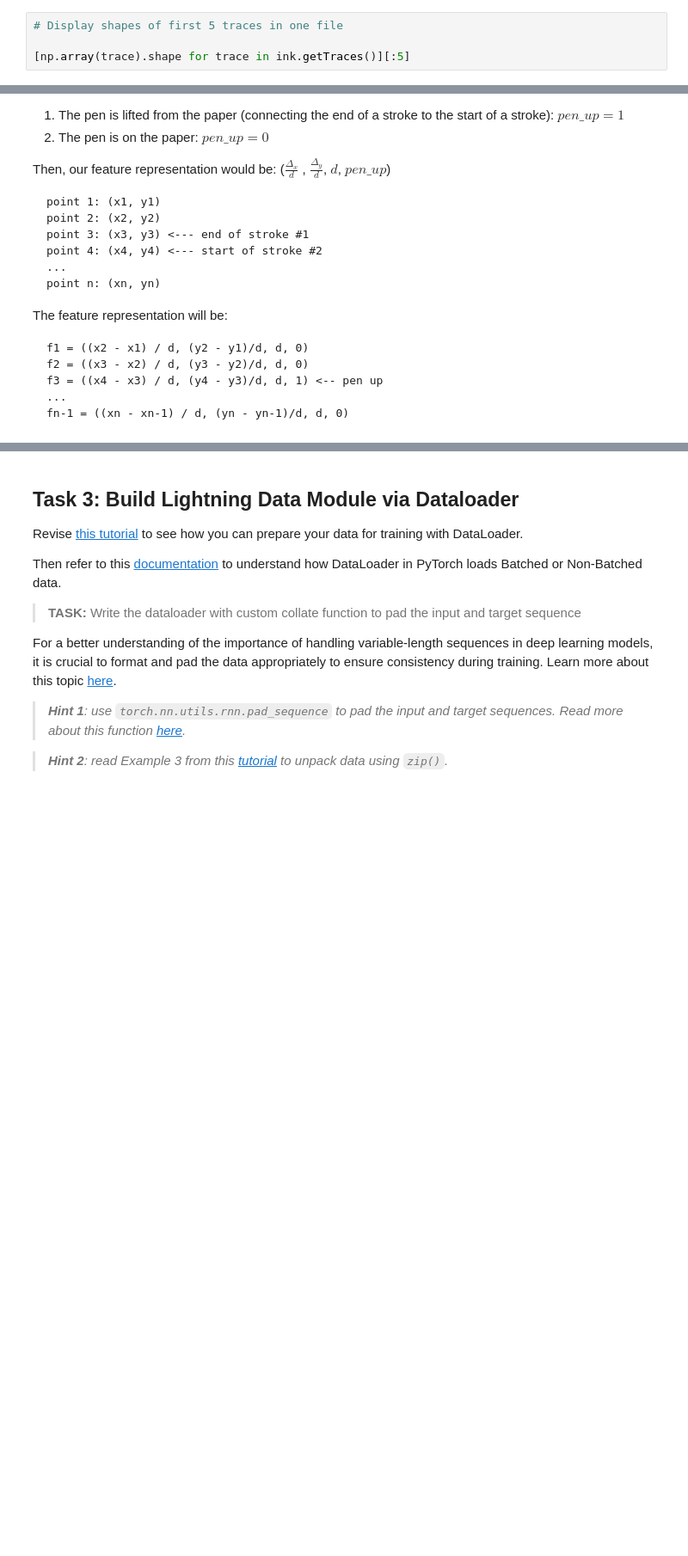
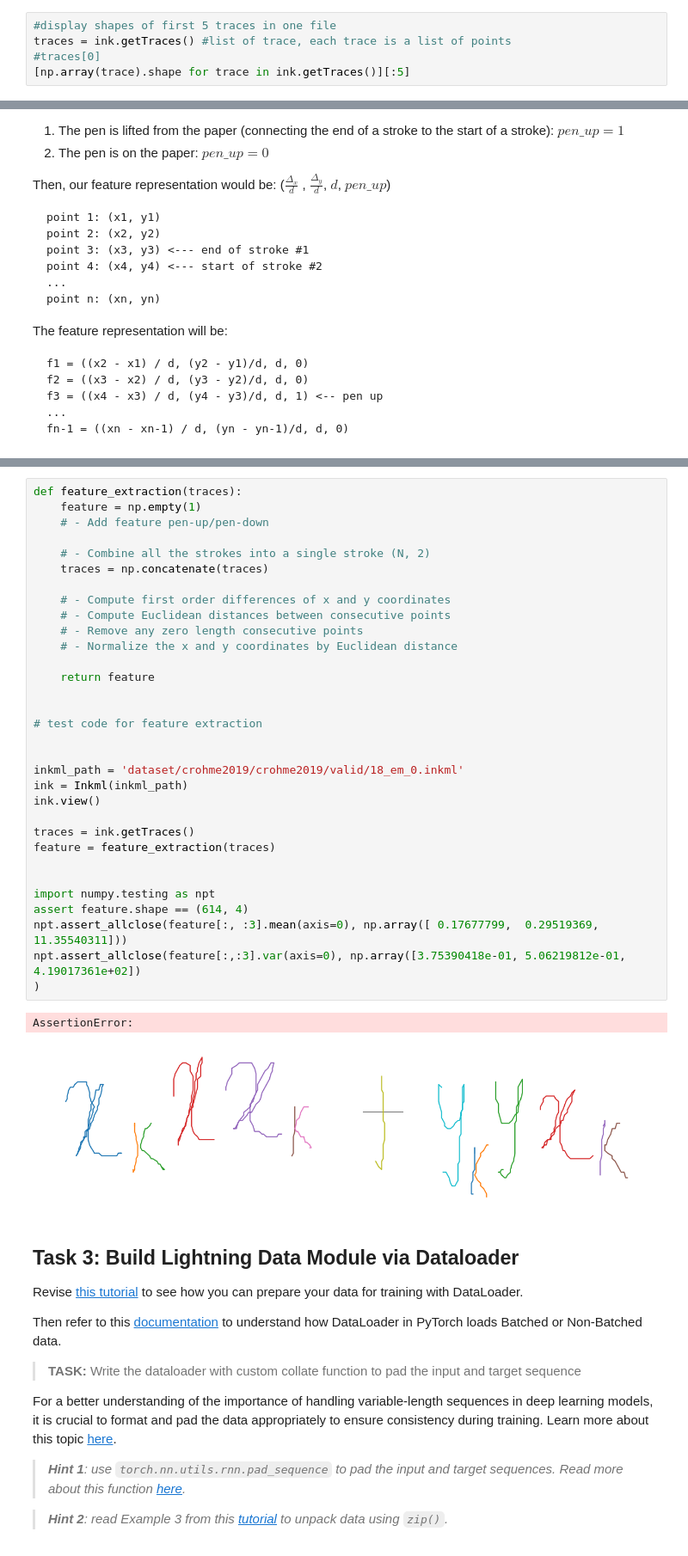
Before and after one commit to HoTrungQuan2004/Introduction-to-Data-Science-and-AI, a Jupyter notebook: Assignment_HME_recognition_ColabVersion.ipynb, the cells around one changed output, grey strips where cells are left out. Shown at 86% size. Saved outputs shown, nothing was run; the diff lists cells and outputs as text; blank space fills up the shorter version.

```diff
--- a/Assignment_HME_recognition_ColabVersion.ipynb
+++ b/Assignment_HME_recognition_ColabVersion.ipynb
@@ -414,8 +414,9 @@ ink.view()
 # %% [output]
 [figure]
 # %%
-# Display shapes of first 5 traces in one file
-
+#display shapes of first 5 traces in one file
+traces = ink.getTraces() #list of trace, each trace is a list of points
+#traces[0]
 [np.array(trace).shape for trace in ink.getTraces()][:5]
 # %% [output]
 [(81, 2), (17, 2), (34, 2), (17, 2), (59, 2)]
@@ -588,3 +611,38 @@ class InkmlDataset(Dataset):
+# %%
+def feature_extraction(traces):
+    feature = np.empty(1)
+    # - Add feature pen-up/pen-down
+
+    # - Combine all the strokes into a single stroke (N, 2)
+    traces = np.concatenate(traces)
+
+    # - Compute first order differences of x and y coordinates
+    # - Compute Euclidean distances between consecutive points
+    # - Remove any zero length consecutive points
+    # - Normalize the x and y coordinates by Euclidean distance
+
+    return feature
+
+
+# test code for feature extraction
+
+
+inkml_path = 'dataset/crohme2019/crohme2019/valid/18_em_0.inkml'
+ink = Inkml(inkml_path)
+ink.view()
+
+traces = ink.getTraces()
+feature = feature_extraction(traces)
+
+
+import numpy.testing as npt
+assert feature.shape == (614, 4)
+npt.assert_allclose(feature[:, :3].mean(axis=0), np.array([ 0.17677799,  0.29519369, 11.35540311]))
+npt.assert_allclose(feature[:,:3].var(axis=0), np.array([3.75390418e-01, 5.06219812e-01, 4.19017361e+02])
+)
+# %% [output]
+AssertionError:
+[figure, added]
 # %% [markdown]
 ## Task 3: Build Lightning Data Module via Dataloader
 
```
Also changed, not shown: parts of 3 cells of this notebook.
